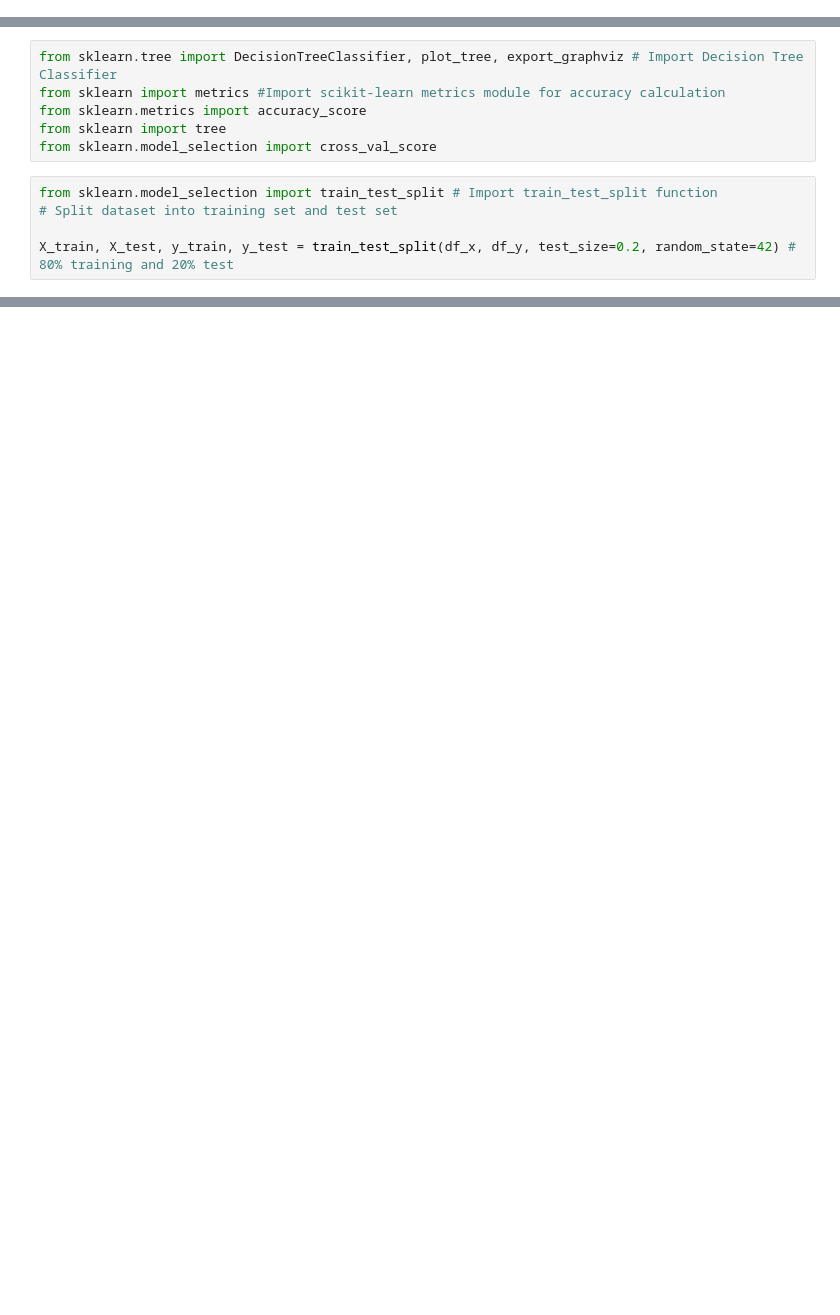
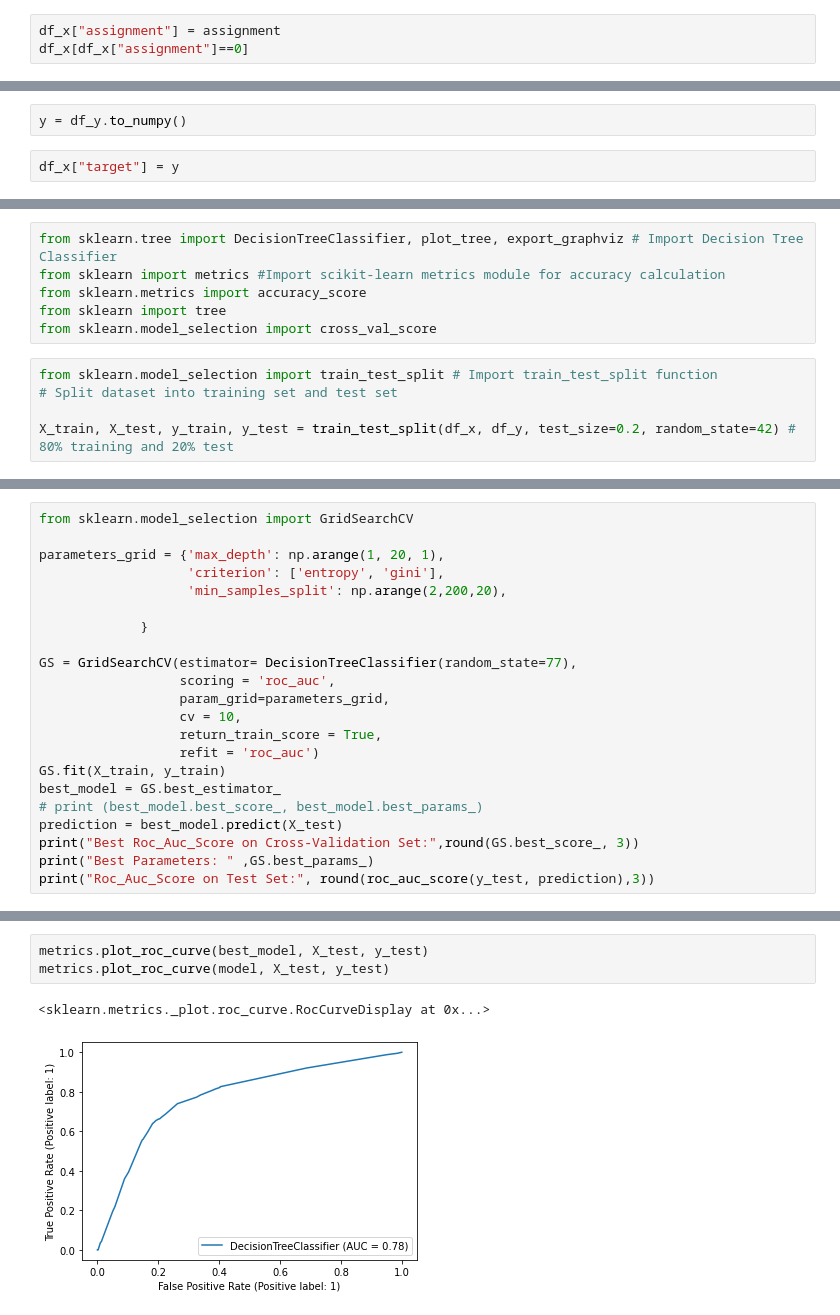
Before and after one commit to yuvalazu/ML---Course, a Jupyter notebook: Machine Learning - work 2.ipynb, the cells around one changed output, grey strips where cells are left out. Cells and saved outputs as stored; diff of their text form; blank space fills up the shorter version.

```diff
--- a/Machine Learning - work 2.ipynb
+++ b/Machine Learning - work 2.ipynb
@@ -209,0 +394,3 @@ df_y = df["target"]
+# %%
+df_x["assignment"] = assignment
+df_x[df_x["assignment"]==0]
@@ -209,0 +427,4 @@ df_y = df["target"]
+# %%
+y = df_y.to_numpy()
+# %%
+df_x["target"] = y
@@ -285,0 +580,22 @@ plt.show()
+# %%
+from sklearn.model_selection import GridSearchCV
+
+parameters_grid = {'max_depth': np.arange(1, 20, 1),
+                   'criterion': ['entropy', 'gini'],
+                   'min_samples_split': np.arange(2,200,20),
+
+             }
+
+GS = GridSearchCV(estimator= DecisionTreeClassifier(random_state=77),
+                  scoring = 'roc_auc',
+                  param_grid=parameters_grid,
+                  cv = 10,
+                  return_train_score = True,
+                  refit = 'roc_auc')
+GS.fit(X_train, y_train)
+best_model = GS.best_estimator_
+# print (best_model.best_score_, best_model.best_params_)
+prediction = best_model.predict(X_test)
+print("Best Roc_Auc_Score on Cross-Validation Set:",round(GS.best_score_, 3))
+print("Best Parameters: " ,GS.best_params_)
+print("Roc_Auc_Score on Test Set:", round(roc_auc_score(y_test, prediction),3))
@@ -285,0 +656,6 @@ plt.show()
+# %%
+metrics.plot_roc_curve(best_model, X_test, y_test)
+metrics.plot_roc_curve(model, X_test, y_test)
+# %% [output]
+<sklearn.metrics._plot.roc_curve.RocCurveDisplay at 0x...>
+[figure, added]
```
Also changed, not shown: parts of 66 cells of this notebook.
